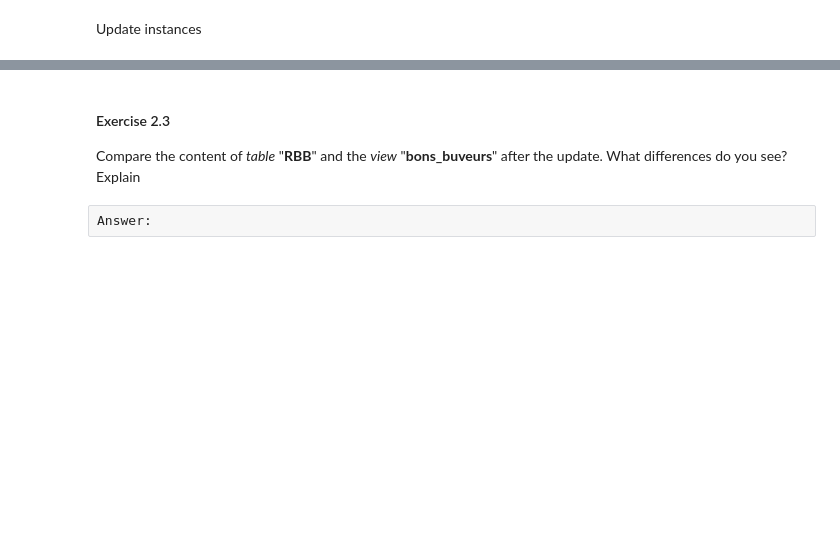
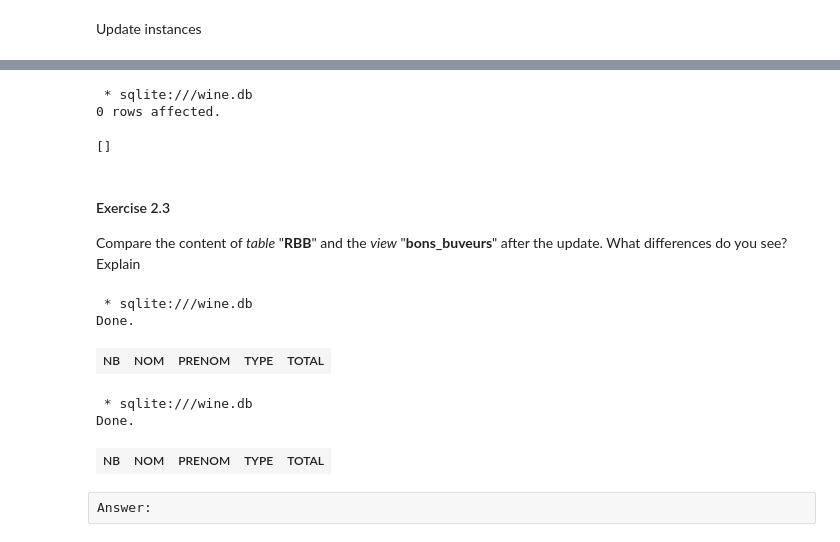
Before and after one commit to vincrichard/BDD, a Jupyter notebook: TP3/DB-TP3.ipynb, the cells around one changed output, grey strips where cells are left out. Saved outputs shown, nothing was run; the diff lists cells and outputs as text; code cells hidden in the pictures; blank space fills up the shorter version.

```diff
--- a/TP3/DB-TP3.ipynb
+++ b/TP3/DB-TP3.ipynb
@@ -531,6 +505,46 @@ Update instances
+# %%
+%%sql
+UPDATE Client
+SET TYPE = 'gros'
+WHERE NB IN (
+SELECT Client.NB
+FROM Client
+JOIN Sale ON Client.NB = Sale.NB
+WHERE TYPE <> 'gros'
+GROUP BY Client.NB, NOM, PRENOM, TYPE
+HAVING SUM(QTE) > 100
+);
+# %% [output]
+ * sqlite:///wine.db
+0 rows affected.
+[]
 # %% [markdown]
 #### Exercise 2.3
 
 Compare the content of _table_ "**RBB**" and the _view_ "**bons_buveurs**" after the update. What differences do you see? Explain
+# %%
+%%sql
+SELECT RBB.NB, NOM, PRENOM, TYPE, SUM(QTE) AS TOTAL
+FROM RBB
+JOIN Sale ON RBB.NB = Sale.NB
+WHERE TYPE <> 'gros'
+GROUP BY RBB.NB, NOM, PRENOM, TYPE
+HAVING SUM(QTE) > 100;
+# %% [output]
+ * sqlite:///wine.db
+Done.
+| NB | NOM | PRENOM | TYPE | TOTAL |
+# %%
+%%sql
+SELECT bons_buveurs.NB, NOM, PRENOM, TYPE, SUM(QTE) AS TOTAL
+FROM bons_buveurs
+JOIN Sale ON bons_buveurs.NB = Sale.NB
+WHERE TYPE <> 'gros'
+GROUP BY bons_buveurs.NB, NOM, PRENOM, TYPE
+HAVING SUM(QTE) > 100;
+# %% [output]
+ * sqlite:///wine.db
+Done.
+| NB | NOM | PRENOM | TYPE | TOTAL |
 # %% [raw]
 Answer:
```
Also changed, not shown: parts of 25 cells of this notebook, 2 other files.
